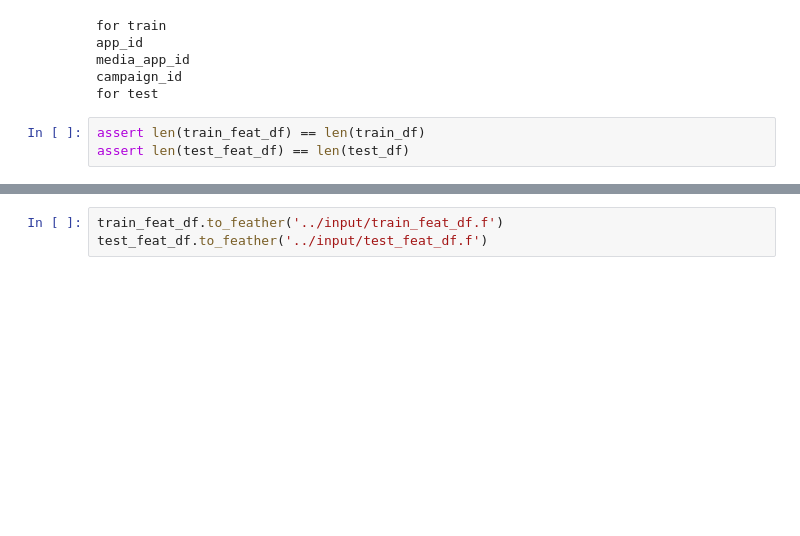
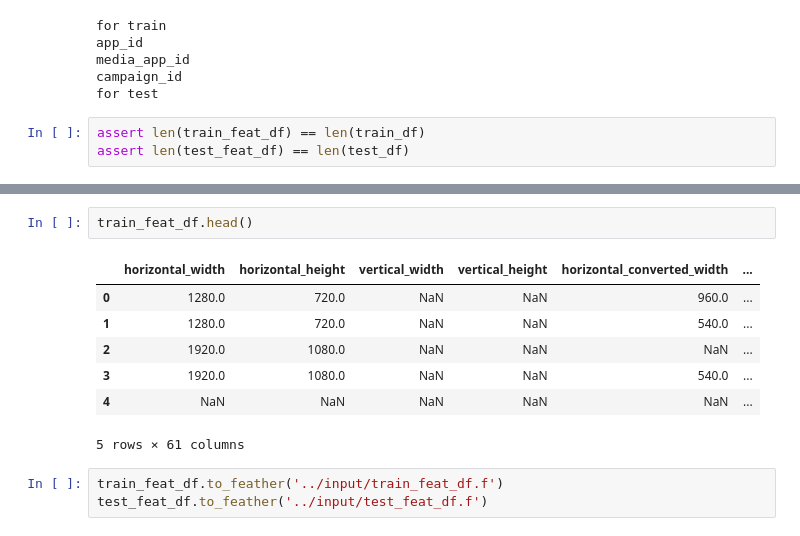
Before and after one commit to yumehara/atmacup7, a Jupyter notebook: notebook/Simple_modeling.ipynb, the cells around one changed output, grey strips where cells are left out. Saved outputs shown, nothing was run; the diff lists cells and outputs as text; blank space fills up the shorter version.

```diff
--- a/notebook/Simple_modeling.ipynb
+++ b/notebook/Simple_modeling.ipynb
@@ -387,3 +387,13 @@ print(feature_count)
+# %%
+train_feat_df.head()
+# %% [output]
+|  | horizontal_width | horizontal_height | vertical_width | vertical_height | horizontal_converted_width | ... |
+| 0 | 1280.0 | 720.0 | NaN | NaN | 960.0 | ... |
+| 1 | 1280.0 | 720.0 | NaN | NaN | 540.0 | ... |
+| 2 | 1920.0 | 1080.0 | NaN | NaN | NaN | ... |
+| 3 | 1920.0 | 1080.0 | NaN | NaN | 540.0 | ... |
+| 4 | NaN | NaN | NaN | NaN | NaN | ... |
+5 rows × 61 columns
 # %%
 train_feat_df.to_feather('../input/train_feat_df.f')
 test_feat_df.to_feather('../input/test_feat_df.f')
```
Also changed, not shown: parts of 10 cells of this notebook, 2 other files.
